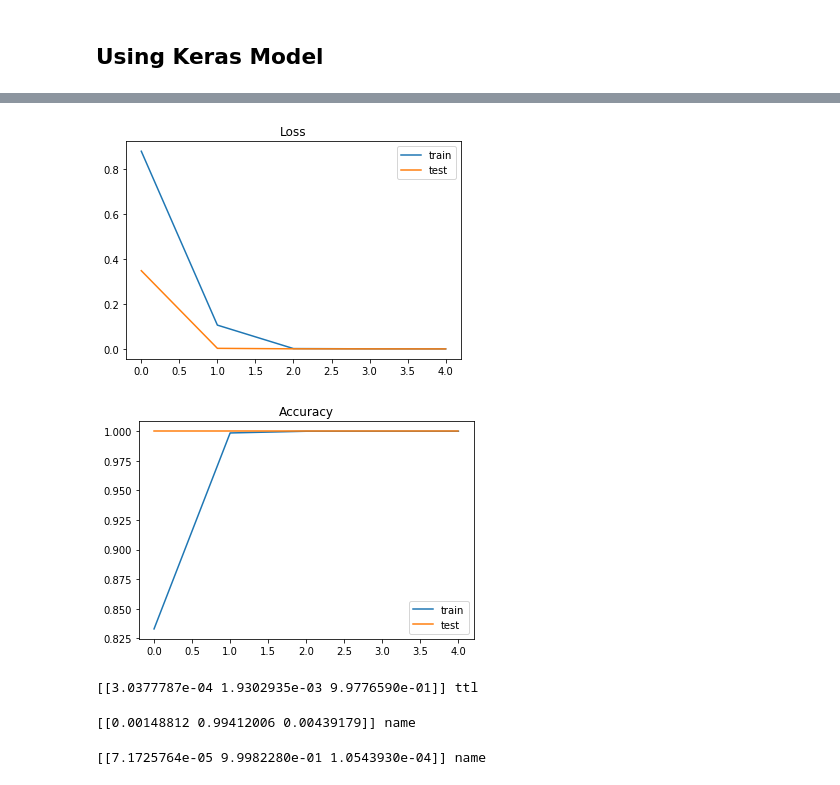
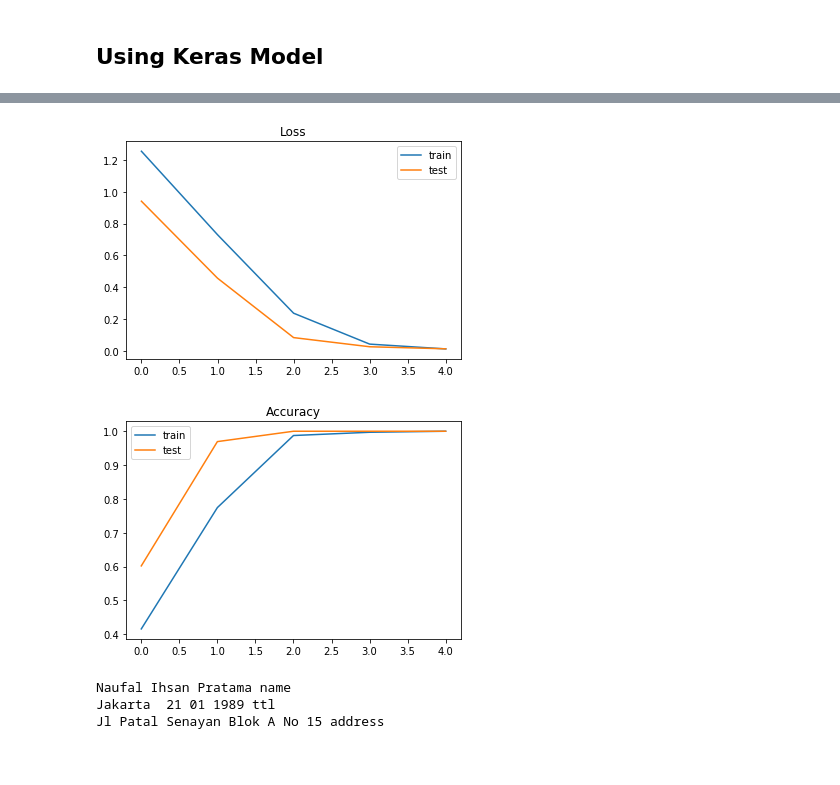
Before and after one commit to naufalihsan/tesseract, a Jupyter notebook: Text_Predicting.ipynb, the cells around one changed output, grey strips where cells are left out. Saved outputs shown, nothing was run; the diff lists cells and outputs as text; code cells hidden in the pictures.

```diff
--- a/Text_Predicting.ipynb
+++ b/Text_Predicting.ipynb
@@ -41,14 +42,18 @@ primary_name = train.query('category == "name"')['entity'].apply(lambda x : prim
 frame = { 'entity': primary_name, 'category': 'name' }
 result = pd.DataFrame(frame)
 # %%
+from string import digits
+
 def primary_address(address):
-  address = address.strip().replace('.',' ').replace(',',' ').replace('-',' ').split(" ")
+  remove_digits = str.maketrans('', '', digits)
+  clean = address.translate(remove_digits)
+  address = clean.strip().replace('.',' ').replace(',',' ').split(" ")
   if address[0] == 'Jr' or address[0] == 'Jln':
     address[0] = 'jl'
   elif address[0] == 'Dk':
     address[0] = 'dsn'
   elif address[0] == 'Ds':
-    address[0] = 'jl'
+    address[0] = 'perum'
   elif address[0] == 'Kpg' or address[0] == 'Ki':
     address[0] = 'jl'
   thres = len(address) - 3
@@ -58,6 +63,3 @@ primary_address = train.query('category == "address"')['entity'].apply(lambda y:
 # %%
 frame = { 'entity': primary_address, 'category': 'address' }
 result2 = pd.DataFrame(frame)
-# %%
-result3 = train.query('category == "ttl"')
-result3['entity'] = result3.loc[:,'entity'].apply(lambda z : z.replace('-',' '))
@@ -292,5 +316,5 @@ model = Sequential()
 model.add(Embedding(MAX_NB_WORDS, EMBEDDING_DIM, input_length=X.shape[1]))
 model.add(SpatialDropout1D(0.2))
 model.add(LSTM(100, dropout=0.2, recurrent_dropout=0.2))
-model.add(Dense(3, activation='softmax'))
+model.add(Dense(4, activation='softmax'))
 model.compile(loss='categorical_crossentropy', optimizer='adam', metrics=['accuracy'])
@@ -347,39 +361,25 @@ plt.plot(history.history['val_loss'], label='test')
 plt.legend()
 plt.show();
 # %% [output]
-[figure, old version]
+[figure, new version]
 # %%
 plt.title('Accuracy')
-plt.plot(history.history['acc'], label='train')
-plt.plot(history.history['val_acc'], label='test')
+plt.plot(history.history['accuracy'], label='train')
+plt.plot(history.history['val_accuracy'], label='test')
 plt.legend()
 plt.show();
 # %% [output]
-[figure, old version]
+[figure, new version]
 # %%
-new_complaint = ['Bandung 17 08 1994']
-seq = tokenizer.texts_to_sequences(new_complaint)
+seq = tokenizer.texts_to_sequences(datas)
 padded = pad_sequences(seq, maxlen=MAX_SEQUENCE_LENGTH)
 pred = model.predict(padded)
-labels = ['address','name','ttl']
-print(pred, labels[np.argmax(pred)])
+labels = ['address','card','name','ttl']
+idx = 0
+for p in pred:
+  print(datas[idx],labels[np.argmax(p)])
+  idx += 1
 # %% [output]
-[[3.0377787e-04 1.9302935e-03 9.9776590e-01]] ttl
+Naufal Ihsan Pratama name
+Jakarta  21 01 1989 ttl
+Jl Patal Senayan Blok A No 15 address
-# %%
-new_complaint = ['Jln Senayan GG BB No 25']
-seq = tokenizer.texts_to_sequences(new_complaint)
-padded = pad_sequences(seq, maxlen=MAX_SEQUENCE_LENGTH)
-pred = model.predict(padded)
-labels = ['address','name','ttl']
-print(pred, labels[np.argmax(pred)])
-# %% [output]
-[[0.00148812 0.99412006 0.00439179]] name
-# %%
-new_complaint = ['Naufal Ihsan Pratama']
-seq = tokenizer.texts_to_sequences(new_complaint)
-padded = pad_sequences(seq, maxlen=MAX_SEQUENCE_LENGTH)
-pred = model.predict(padded)
-labels = ['address','name','ttl']
-print(pred, labels[np.argmax(pred)])
-# %% [output]
-[[7.1725764e-05 9.9982280e-01 1.0543930e-04]] name
```
Also changed, not shown: parts of 26 cells of this notebook.
